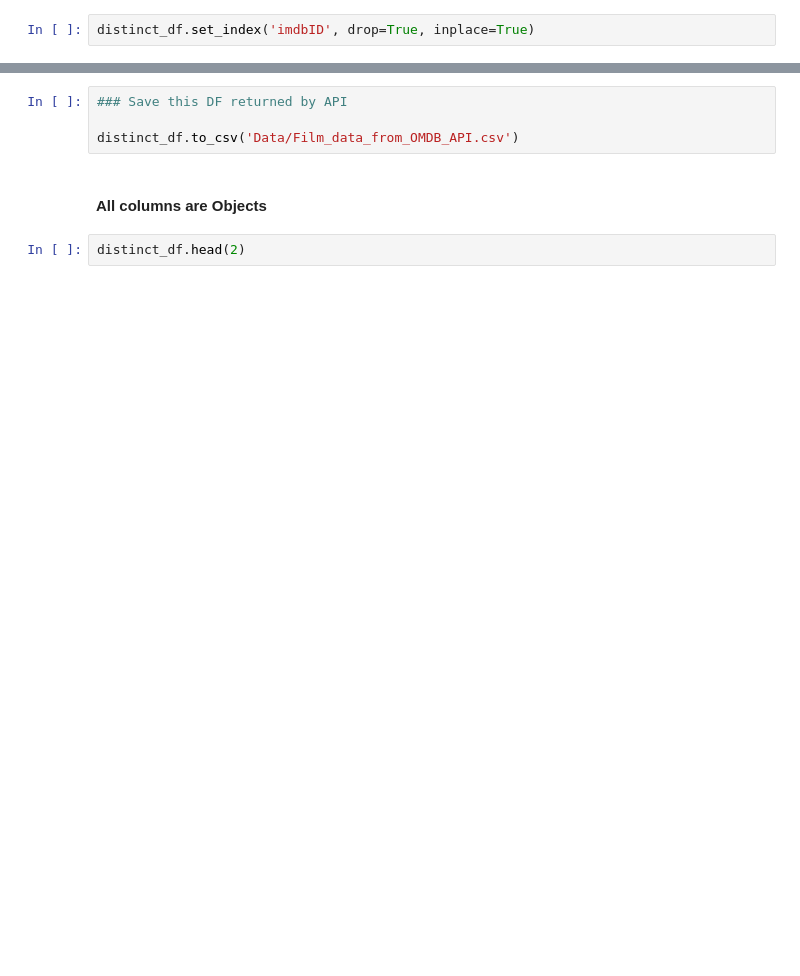
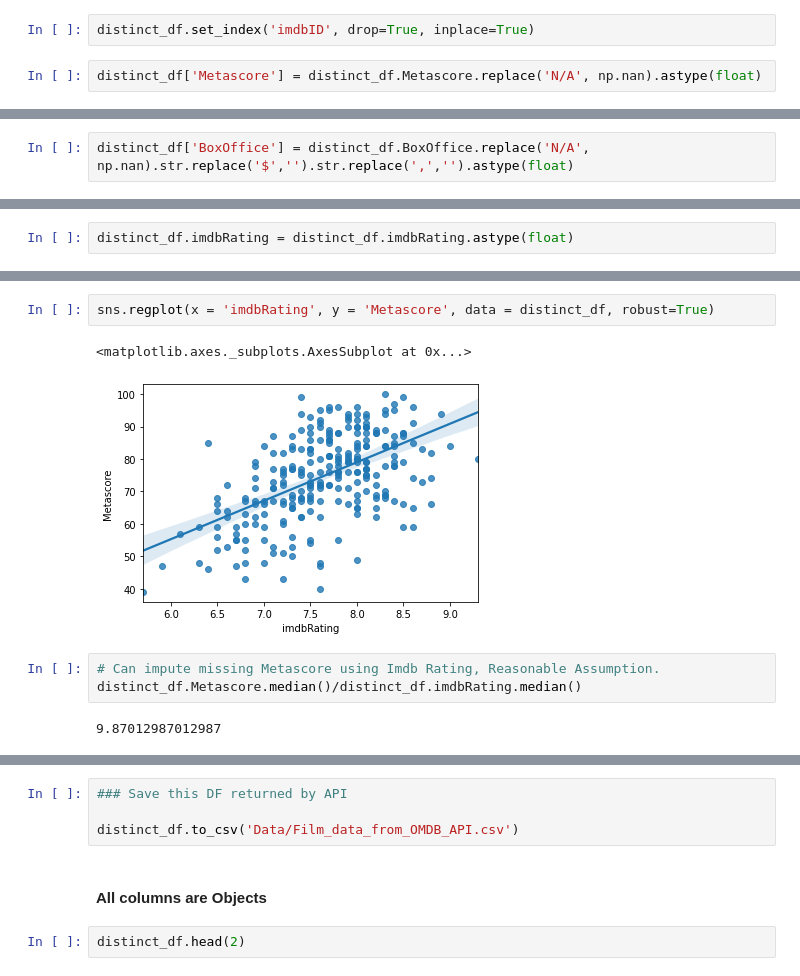
Before and after one commit to DnanaDev/User_Profile_Cluster_Analysis, a Jupyter notebook: Wrangling.ipynb, the cells around one changed output, grey strips where cells are left out. Cells and saved outputs as stored; diff of their text form; blank space fills up the shorter version.

```diff
--- a/Wrangling.ipynb
+++ b/Wrangling.ipynb
@@ -234,2 +233,4 @@ complete_df.loc[complete_df.index < 1].BoxOffice.replace('N/A', np.nan).str.repl
 # %%
 distinct_df.set_index('imdbID', drop=True, inplace=True)
+# %%
+distinct_df['Metascore'] = distinct_df.Metascore.replace('N/A', np.nan).astype(float)
@@ -235,0 +243,2 @@ distinct_df.set_index('imdbID', drop=True, inplace=True)
+# %%
+distinct_df['BoxOffice'] = distinct_df.BoxOffice.replace('N/A', np.nan).str.replace('$','').str.replace(',','').astype(float)
@@ -235,0 +251,2 @@ distinct_df.set_index('imdbID', drop=True, inplace=True)
+# %%
+distinct_df.imdbRating = distinct_df.imdbRating.astype(float)
@@ -235,0 +272,10 @@ distinct_df.set_index('imdbID', drop=True, inplace=True)
+# %%
+sns.regplot(x = 'imdbRating', y = 'Metascore', data = distinct_df, robust=True)
+# %% [output]
+<matplotlib.axes._subplots.AxesSubplot at 0x...>
+[figure, added]
+# %%
+# Can impute missing Metascore using Imdb Rating, Reasonable Assumption.
+distinct_df.Metascore.median()/distinct_df.imdbRating.median()
+# %% [output]
+9.87012987012987
```
Also changed, not shown: parts of 11 cells of this notebook, 10 other files.
